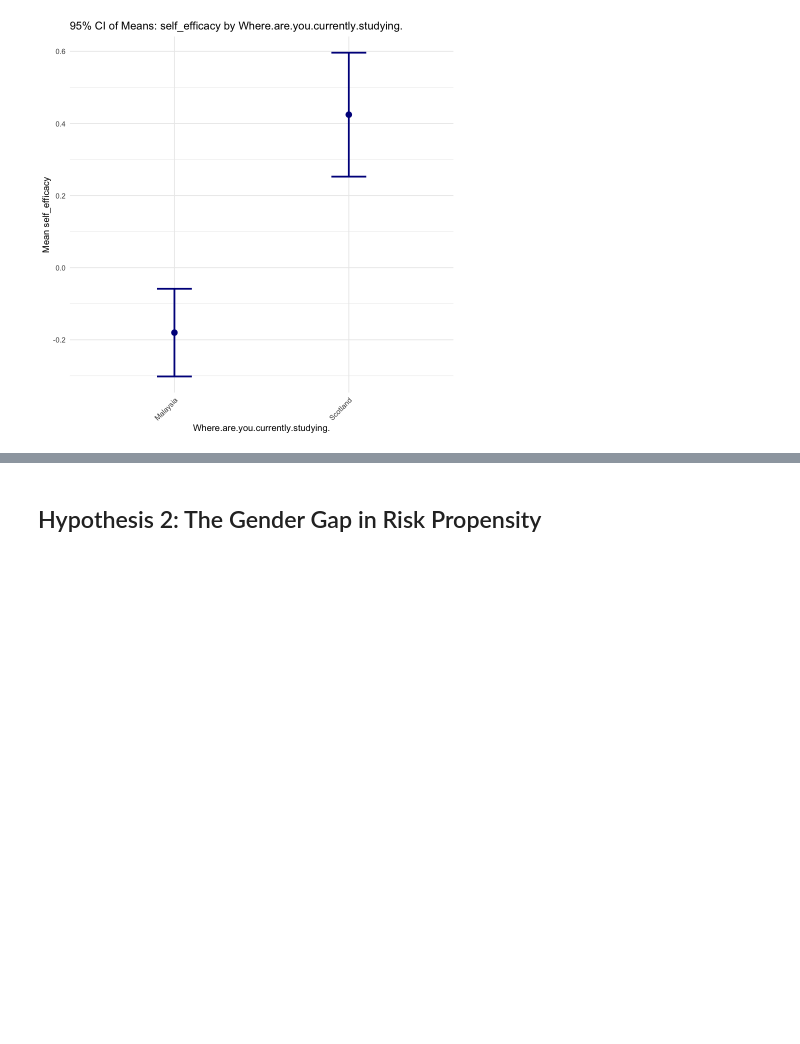
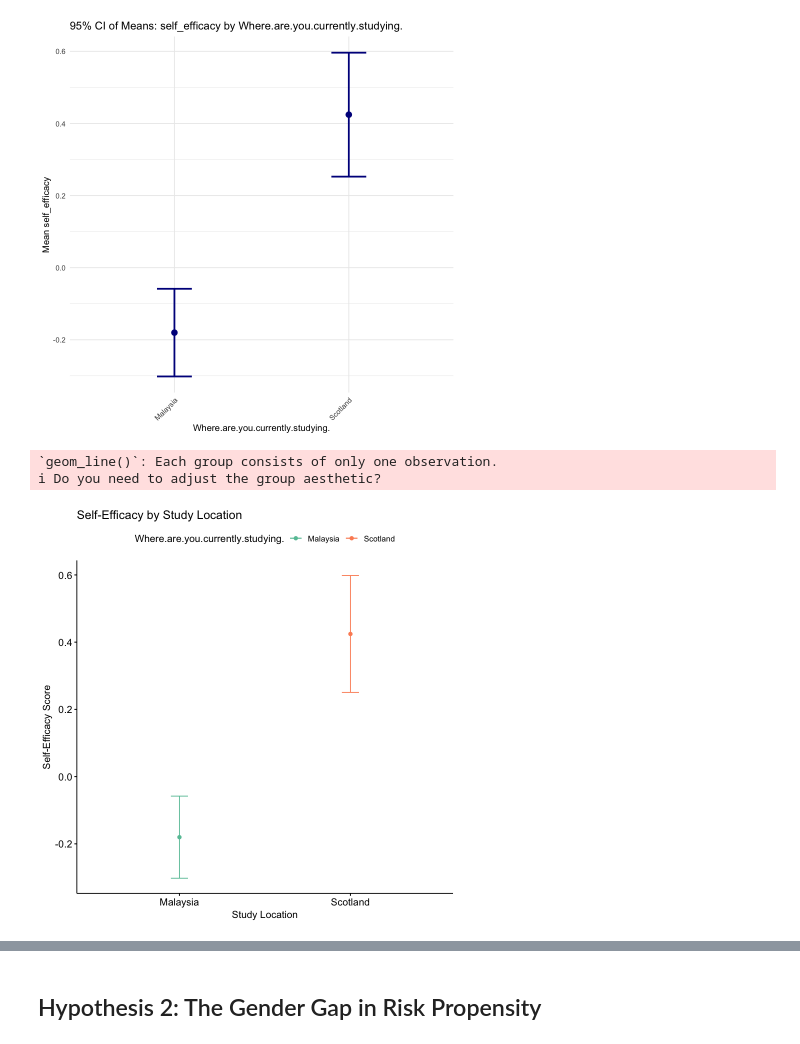
Before and after one commit to godfreydekew/Entrepreneurship-Orientation-Analysis-West-vs-East-, a Jupyter notebook: analyis.ipynb, the cells around one changed output, grey strips where cells are left out. Drawn from its saved outputs; the diff is of its cells as text; code cells hidden in the pictures; blank space fills up the shorter version.

Commit message:
Update CI plots

```diff
--- a/analyis.ipynb
+++ b/analyis.ipynb
@@ -778,6 +799,23 @@ plot_ci_means("Where.are.you.currently.studying.", "self_efficacy")
 [figure]
 [figure]
 [figure]
+# %%
+library(ggpubr)
+
+# Use ggpubr to create the plots with mean and confidence intervals
+ggline(df_pca,
+       x = "Where.are.you.currently.studying.",
+       y = "self_efficacy",
+       add = "mean_ci",
+       title = "Self-Efficacy by Study Location",
+       xlab = "Study Location",
+       ylab = "Self-Efficacy Score",
+       color = "Where.are.you.currently.studying.",
+       palette = "Set2")
+# %% [output]
+`geom_line()`: Each group consists of only one observation.
+ℹ Do you need to adjust the group aesthetic?
+[figure, added]
 # %%
 # Load libraries
 library(rstatix)
```
Also changed, not shown: parts of 22 cells of this notebook.
